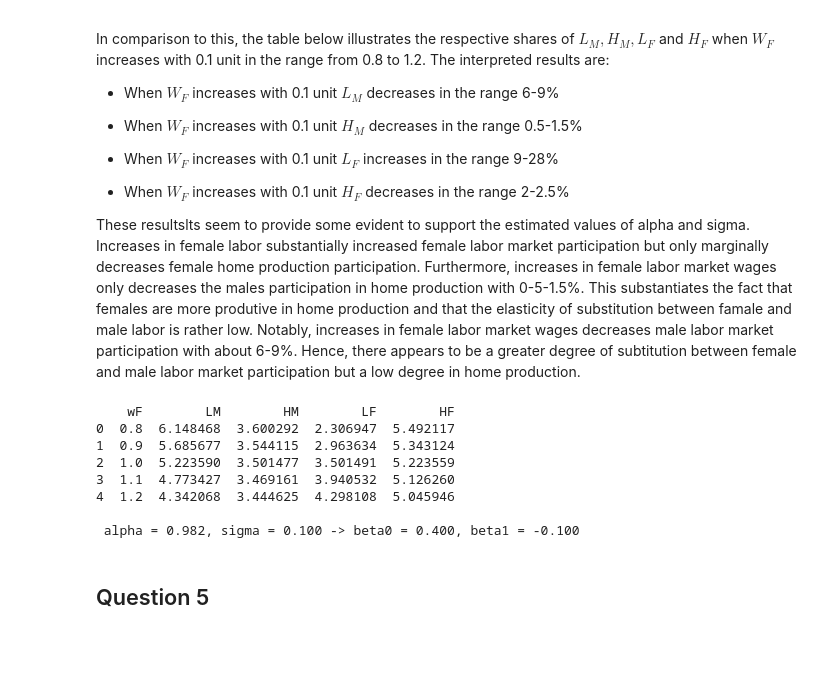
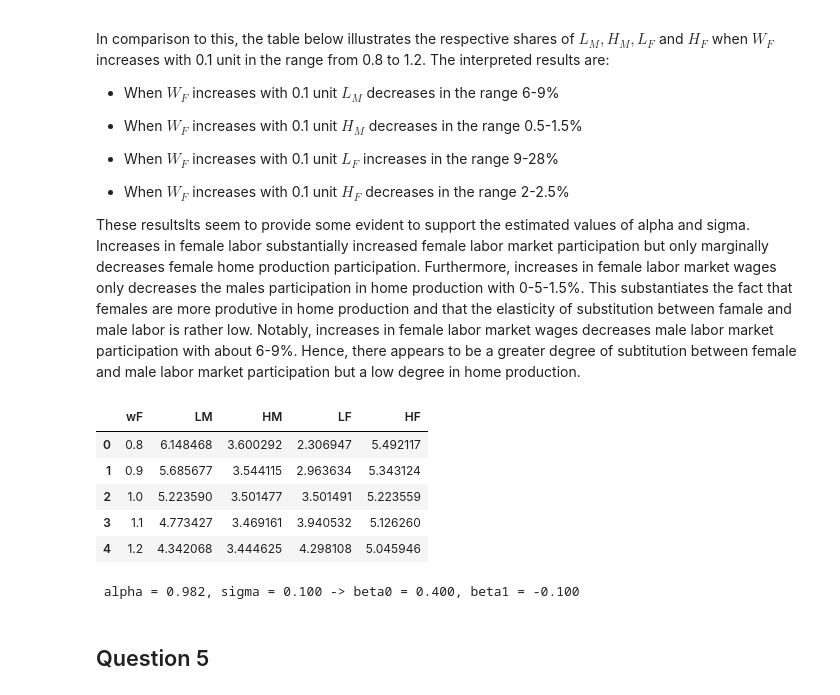
Before and after one commit to NumEconCopenhagen/projects-2023-magnus-kristian, a Jupyter notebook: inauguralproject/inauguralproject.ipynb, the cells around one changed output. Drawn from its saved outputs; the diff is of its cells as text; code cells hidden in the pictures; blank space fills up the shorter version.

```diff
--- a/inauguralproject/inauguralproject.ipynb
+++ b/inauguralproject/inauguralproject.ipynb
@@ -202,22 +202,21 @@ These resultslts seem to provide some evident to support the estimated values of
 # %%
 #a. Generate Household
 Household=HouseholdSpecializationModelClass()
 
 #b. Based on initial guesses of alpha and beta, minimize the sq. dev. from beta0 and beta1, by changina alpha and sigma.
 Household.estimate()
 
 #c. Print resuls
 df2= pd.DataFrame().from_dict({'wF':Household.par.wF_vec,'LM':Household.sol.LM_vec,'HM':Household.sol.HM_vec,'LF':Household.sol.LF_vec,'HF':Household.sol.HF_vec})
-print(df2)
+display(df2)
 print(f'\n alpha = {Household.sol.alpha:.3f}, sigma = {Household.sol.sigma:.3f} -> beta0 = {Household.sol.beta0:.3f}, beta1 = {Household.sol.beta1:.3f}')
 # %% [output]
+|  | wF | LM | HM | LF | HF |
+| 0 | 0.8 | 6.148468 | 3.600292 | 2.306947 | 5.492117 |
+| 1 | 0.9 | 5.685677 | 3.544115 | 2.963634 | 5.343124 |
+| 2 | 1.0 | 5.223590 | 3.501477 | 3.501491 | 5.223559 |
+| 3 | 1.1 | 4.773427 | 3.469161 | 3.940532 | 5.126260 |
+| 4 | 1.2 | 4.342068 | 3.444625 | 4.298108 | 5.045946 |
-    wF        LM        HM        LF        HF
-0  0.8  6.148468  3.600292  2.306947  5.492117
-1  0.9  5.685677  3.544115  2.963634  5.343124
-2  1.0  5.223590  3.501477  3.501491  5.223559
-3  1.1  4.773427  3.469161  3.940532  5.126260
-4  1.2  4.342068  3.444625  4.298108  5.045946
-
  alpha = 0.982, sigma = 0.100 -> beta0 = 0.400, beta1 = -0.100
 # %% [markdown]
 ## Question 5
```
Also changed, not shown: parts of 1 cell of this notebook, 11 other files.
